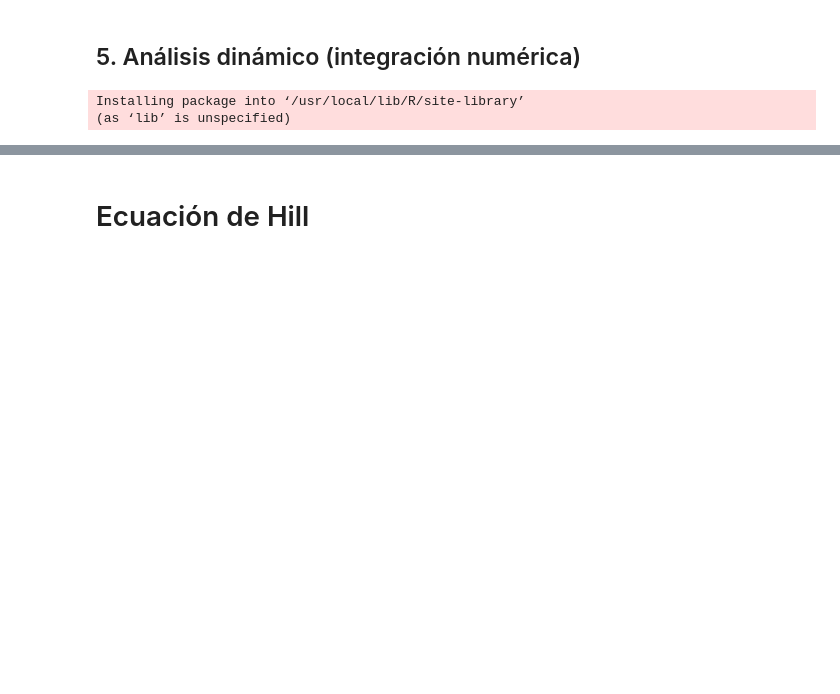
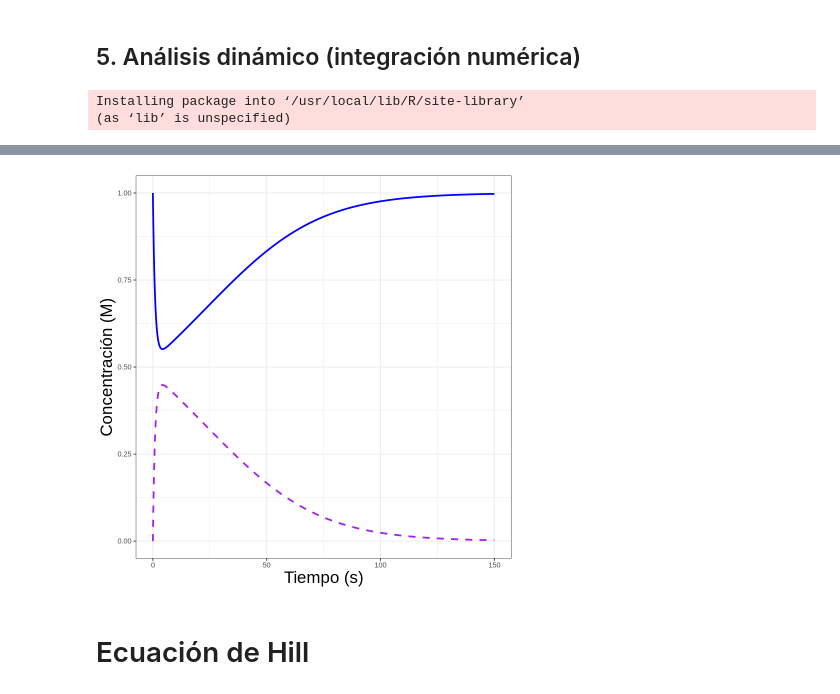
Before and after one commit to sysbio-unam/practicas-computacionales, a Jupyter notebook: michaelis-menten-y-hill.ipynb, the cells around one changed output, grey strips where cells are left out. Cells and saved outputs as stored; diff of their text form; code cells hidden in the pictures; blank space fills up the shorter version.

```diff
--- a/michaelis-menten-y-hill.ipynb
+++ b/michaelis-menten-y-hill.ipynb
@@ -268,3 +298,15 @@ theme(
+# %%
+ggplot(out, aes(x = time)) +
+geom_line(aes(y = E),color = "blue", lwd = 1) +
+geom_line(aes(y = ES),color = "purple", lwd = 1, lty = 2) +
+xlab("Tiempo (s)") +
+ylab("Concentración (M)") +
+theme_bw() +
+theme(
+        axis.title = element_text(size = 20)
+)
+# %% [output]
+[figure, added]
 # %% [markdown]
 # Ecuación de Hill
 # %% [markdown]
```
Also changed, not shown: parts of 15 cells of this notebook.
